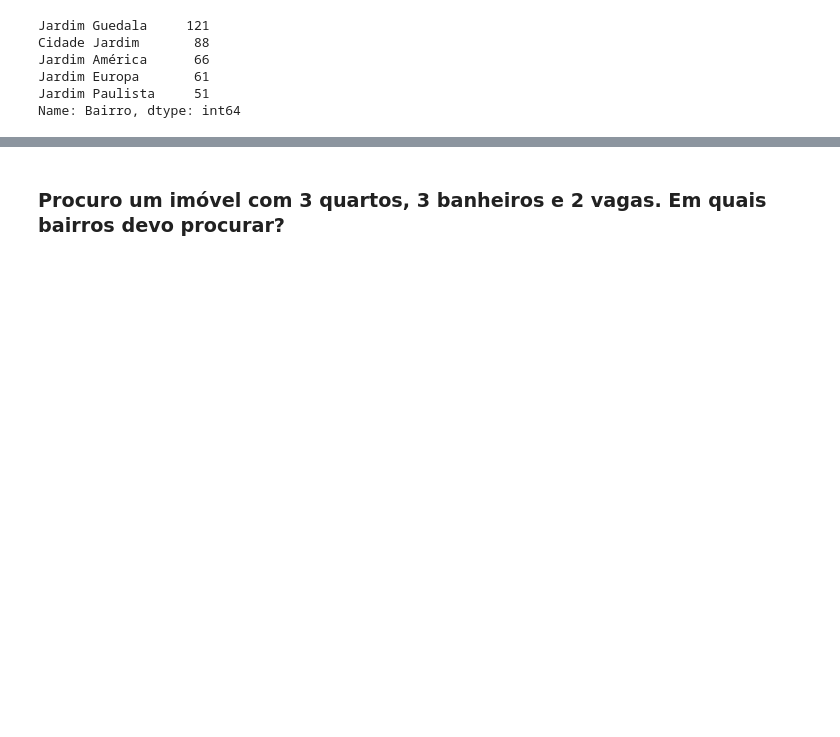
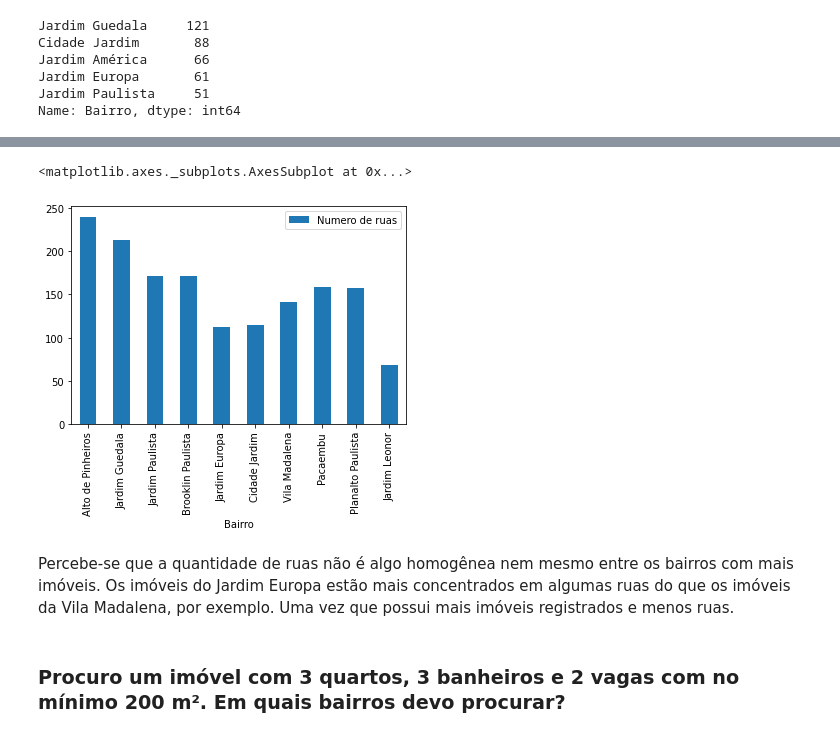
Before and after one commit to ArthurRoque/ImersaoDados-Alura2022, a Jupyter notebook: Aula1.ipynb, the cells around one changed output, grey strips where cells are left out. Saved outputs shown, nothing was run; the diff lists cells and outputs as text; code cells hidden in the pictures; blank space fills up the shorter version.

```diff
--- a/Aula1.ipynb
+++ b/Aula1.ipynb
@@ -191,2 +179,20 @@ cinco_maiores.plot.barh()
+# %%
+dez_bairros_com_maior_quantidade_de_imoveis = imoveis['Bairro'].value_counts().head(10).index
+# %%
+ruas_por_bairro = []
+for bairro in dez_bairros_com_maior_quantidade_de_imoveis:
+  imoveis_do_bairro = imoveis.query('Bairro == @bairro')
+  numero_de_ruas_do_bairro = imoveis_do_bairro.Rua.count()
+  ruas_por_bairro.append(numero_de_ruas_do_bairro)
+# %%
+bairro_por_n_de_ruas={'Bairro':list(dez_bairros_com_maior_quantidade_de_imoveis),
+      'Numero de ruas':ruas_por_bairro}
+bairro_por_n_de_ruas = pd.DataFrame(data = bairro_por_n_de_ruas)
+bairro_por_n_de_ruas.plot.bar(x='Bairro', y='Numero de ruas')
+# %% [output]
+<matplotlib.axes._subplots.AxesSubplot at 0x...>
+[figure, added]
+# %% [markdown]
+Percebe-se que a quantidade de ruas não é algo homogênea nem mesmo entre os bairros com mais imóveis. Os imóveis do Jardim Europa estão mais concentrados em algumas ruas do que os imóveis da Vila Madalena, por exemplo. Uma vez que possui mais imóveis registrados e menos ruas.
 # %% [markdown]
-### Procuro um imóvel com 3 quartos, 3 banheiros e 2 vagas. Em quais bairros devo procurar?
+### Procuro um imóvel com 3 quartos, 3 banheiros e 2 vagas com no mínimo 200 m². Em quais bairros devo procurar?
```
Also changed, not shown: parts of 14 cells of this notebook.
